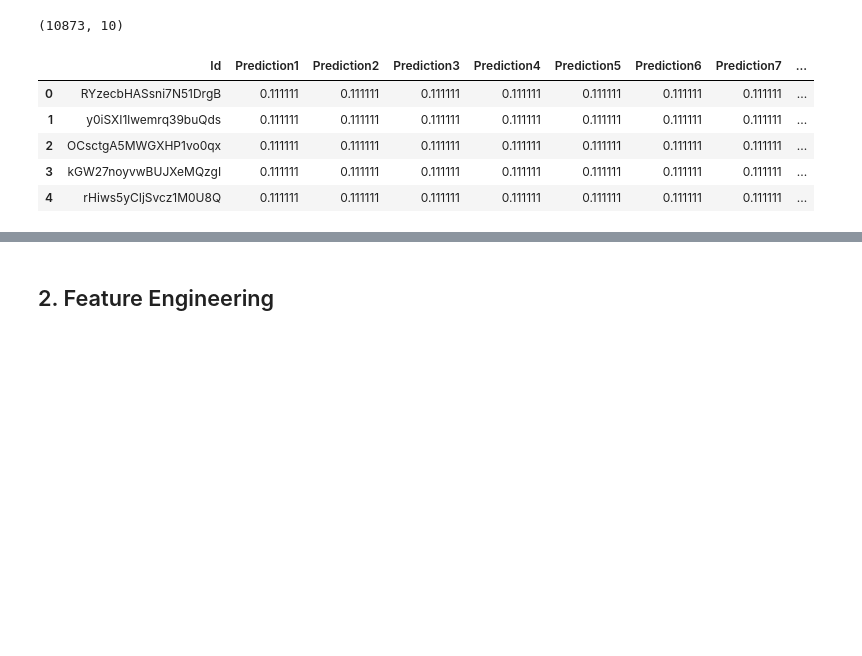
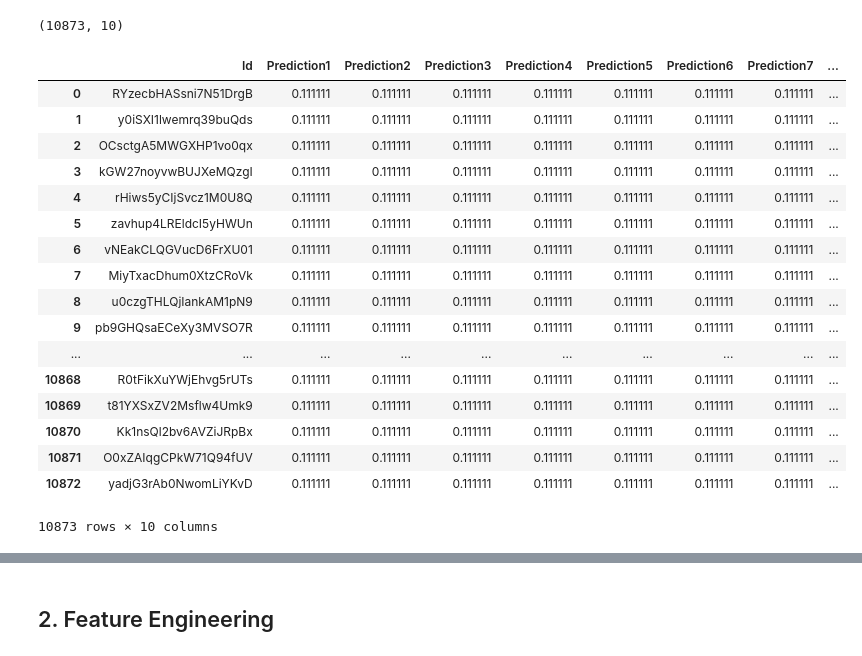
Before and after one commit to nguyenhoangson/Machine-Learning, a Jupyter notebook: MicrosoftMalware/work.ipynb, the cells around one changed output, grey strips where cells are left out. Drawn from its saved outputs; the diff is of its cells as text; code cells hidden in the pictures; blank space fills up the shorter version.

```diff
--- a/MicrosoftMalware/work.ipynb
+++ b/MicrosoftMalware/work.ipynb
@@ -16,13 +16,25 @@ submission_sample.shape
 # %% [output]
 (10873, 10)
 # %%
-submission_sample.head()
+submission_sample
 # %% [output]
 |  | Id | Prediction1 | Prediction2 | Prediction3 | Prediction4 | Prediction5 | Prediction6 | Prediction7 | ... |
 | 0 | RYzecbHASsni7N51DrgB | 0.111111 | 0.111111 | 0.111111 | 0.111111 | 0.111111 | 0.111111 | 0.111111 | ... |
 | 1 | y0iSXI1lwemrq39buQds | 0.111111 | 0.111111 | 0.111111 | 0.111111 | 0.111111 | 0.111111 | 0.111111 | ... |
 | 2 | OCsctgA5MWGXHP1vo0qx | 0.111111 | 0.111111 | 0.111111 | 0.111111 | 0.111111 | 0.111111 | 0.111111 | ... |
 | 3 | kGW27noyvwBUJXeMQzgI | 0.111111 | 0.111111 | 0.111111 | 0.111111 | 0.111111 | 0.111111 | 0.111111 | ... |
 | 4 | rHiws5yCIjSvcz1M0U8Q | 0.111111 | 0.111111 | 0.111111 | 0.111111 | 0.111111 | 0.111111 | 0.111111 | ... |
+| 5 | zavhup4LREldcI5yHWUn | 0.111111 | 0.111111 | 0.111111 | 0.111111 | 0.111111 | 0.111111 | 0.111111 | ... |
+| 6 | vNEakCLQGVucD6FrXU01 | 0.111111 | 0.111111 | 0.111111 | 0.111111 | 0.111111 | 0.111111 | 0.111111 | ... |
+| 7 | MiyTxacDhum0XtzCRoVk | 0.111111 | 0.111111 | 0.111111 | 0.111111 | 0.111111 | 0.111111 | 0.111111 | ... |
+| 8 | u0czgTHLQjIankAM1pN9 | 0.111111 | 0.111111 | 0.111111 | 0.111111 | 0.111111 | 0.111111 | 0.111111 | ... |
+| 9 | pb9GHQsaECeXy3MVSO7R | 0.111111 | 0.111111 | 0.111111 | 0.111111 | 0.111111 | 0.111111 | 0.111111 | ... |
+| ... | ... | ... | ... | ... | ... | ... | ... | ... | ... |
+| 10868 | R0tFikXuYWjEhvg5rUTs | 0.111111 | 0.111111 | 0.111111 | 0.111111 | 0.111111 | 0.111111 | 0.111111 | ... |
+| 10869 | t81YXSxZV2Msflw4Umk9 | 0.111111 | 0.111111 | 0.111111 | 0.111111 | 0.111111 | 0.111111 | 0.111111 | ... |
+| 10870 | Kk1nsQl2bv6AVZiJRpBx | 0.111111 | 0.111111 | 0.111111 | 0.111111 | 0.111111 | 0.111111 | 0.111111 | ... |
+| 10871 | O0xZAIqgCPkW71Q94fUV | 0.111111 | 0.111111 | 0.111111 | 0.111111 | 0.111111 | 0.111111 | 0.111111 | ... |
+| 10872 | yadjG3rAb0NwomLiYKvD | 0.111111 | 0.111111 | 0.111111 | 0.111111 | 0.111111 | 0.111111 | 0.111111 | ... |
+10873 rows × 10 columns
 # %%
 train_labels.shape
```
Also changed, not shown: parts of 5 cells of this notebook, 1 other file.
